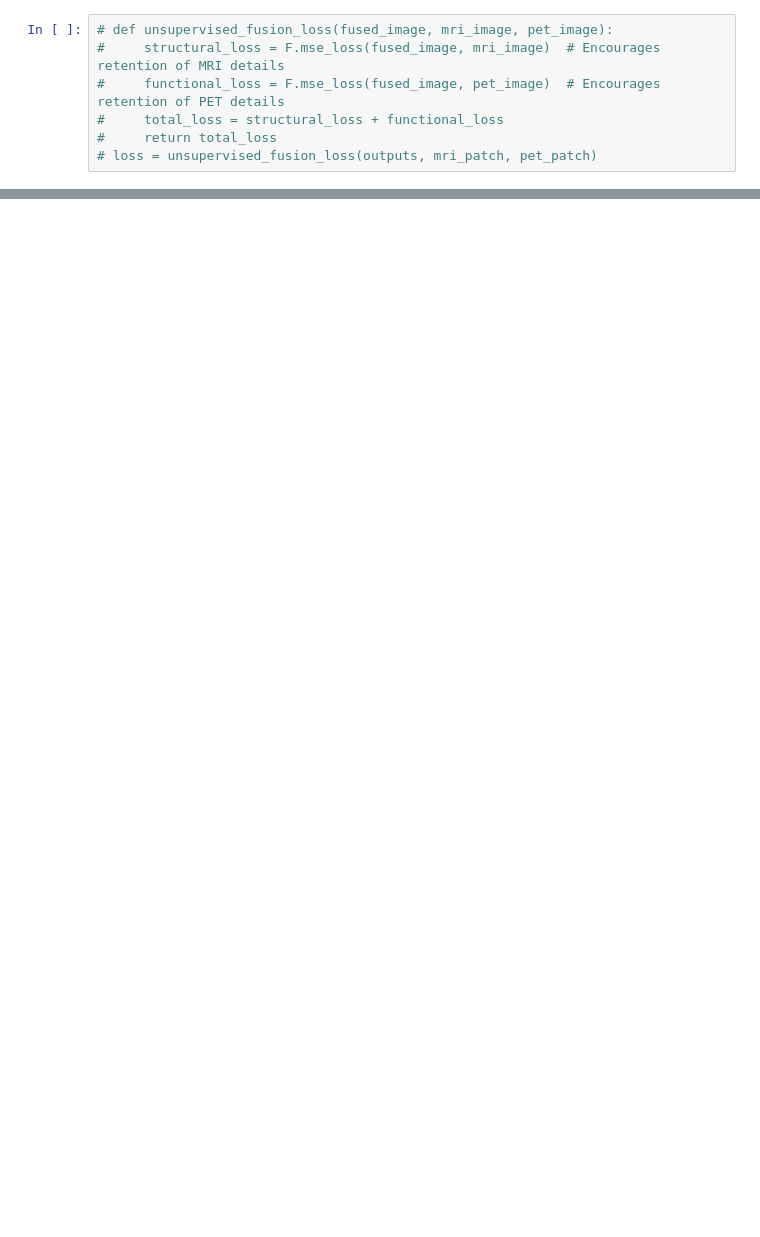
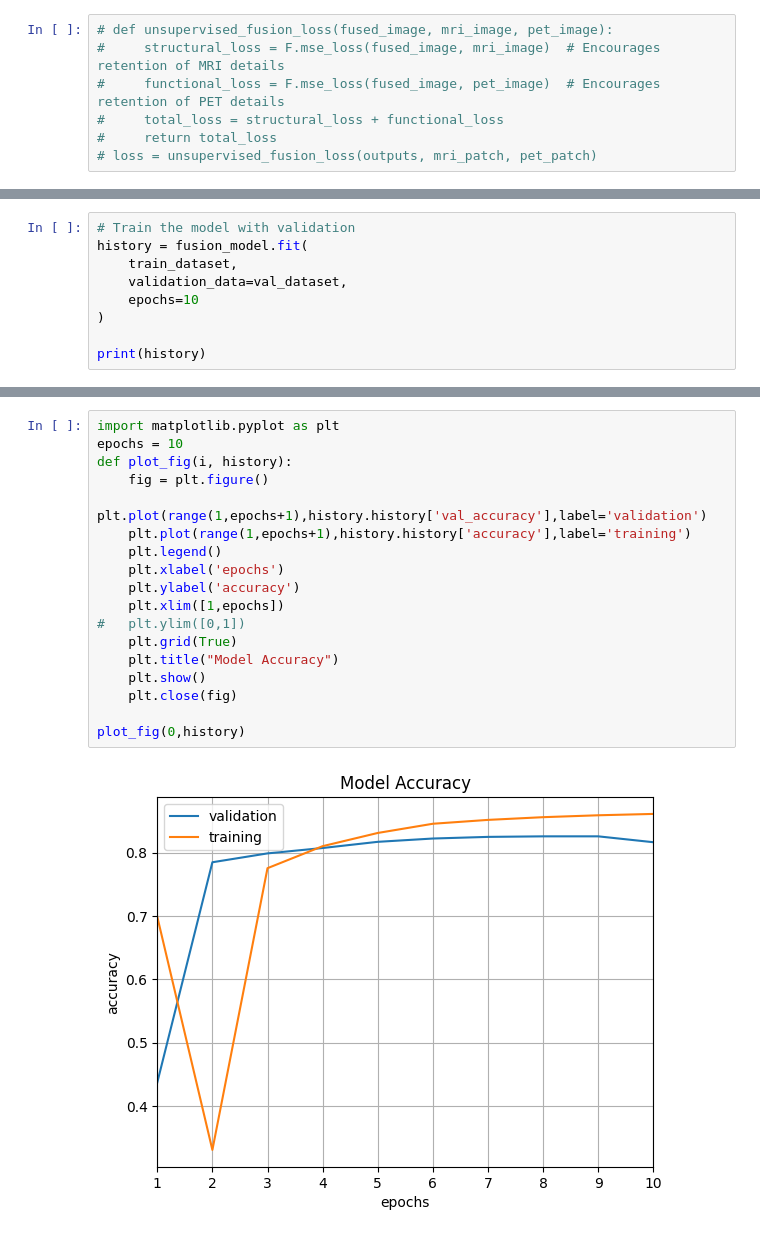
Before and after one commit to sxing1208/BMME575ProjNSST, a Jupyter notebook: image fusion.ipynb, the cells around one changed output, grey strips where cells are left out. Saved outputs shown, nothing was run; the diff lists cells and outputs as text; blank space fills up the shorter version.

```diff
--- a/image fusion.ipynb
+++ b/image fusion.ipynb
@@ -677,0 +787,9 @@ for i in range(len(alz_test_dataset)):
+# %%
+# Train the model with validation
+history = fusion_model.fit(
+    train_dataset,
+    validation_data=val_dataset,
+    epochs=10
+)
+
+print(history)
@@ -677,0 +814,20 @@ for i in range(len(alz_test_dataset)):
+# %%
+import matplotlib.pyplot as plt
+epochs = 10
+def plot_fig(i, history):
+    fig = plt.figure()
+    plt.plot(range(1,epochs+1),history.history['val_accuracy'],label='validation')
+    plt.plot(range(1,epochs+1),history.history['accuracy'],label='training')
+    plt.legend()
+    plt.xlabel('epochs')
+    plt.ylabel('accuracy')
+    plt.xlim([1,epochs])
+#   plt.ylim([0,1])
+    plt.grid(True)
+    plt.title("Model Accuracy")
+    plt.show()
+    plt.close(fig)
+
+plot_fig(0,history)
+# %% [output]
+[figure, added]
```
Also changed, not shown: parts of 11 cells of this notebook, 1 other file.
